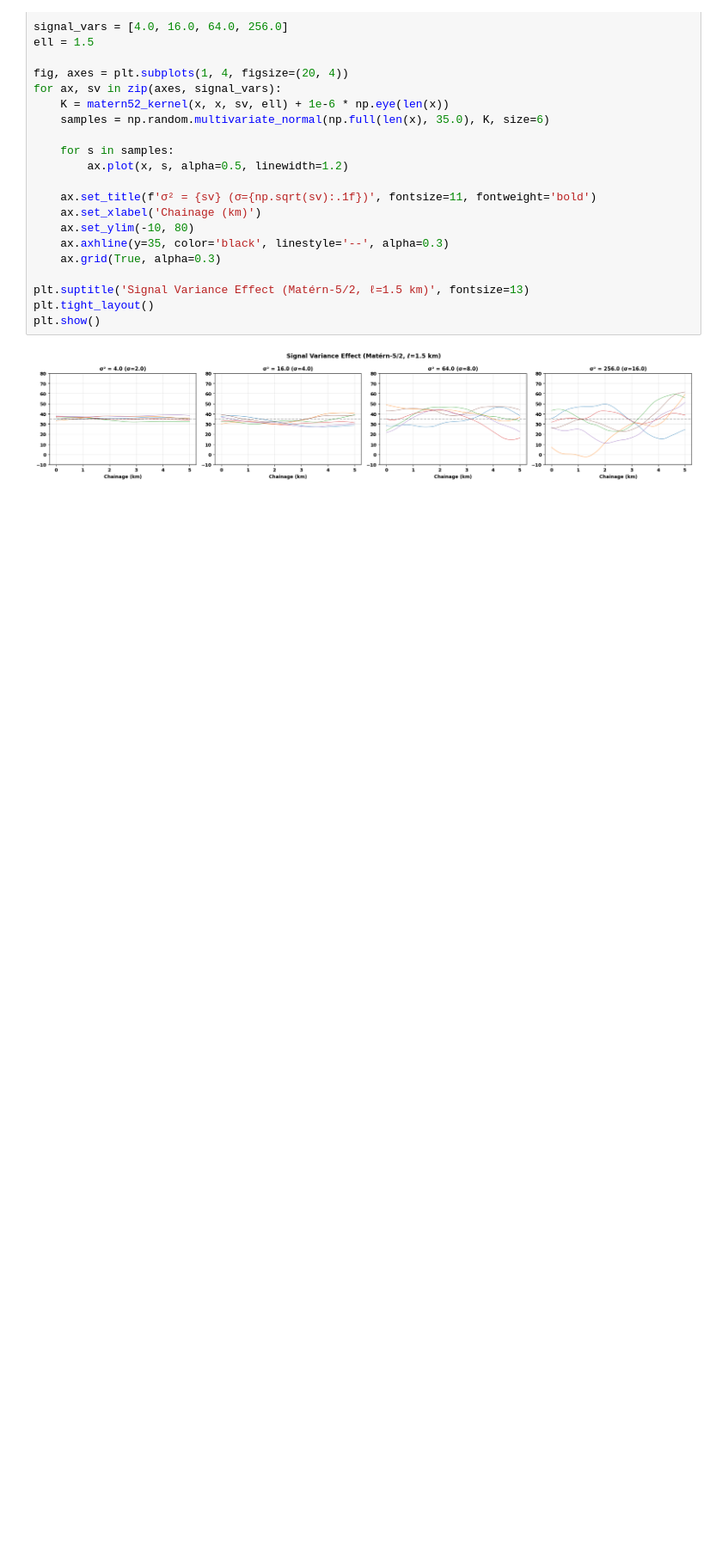
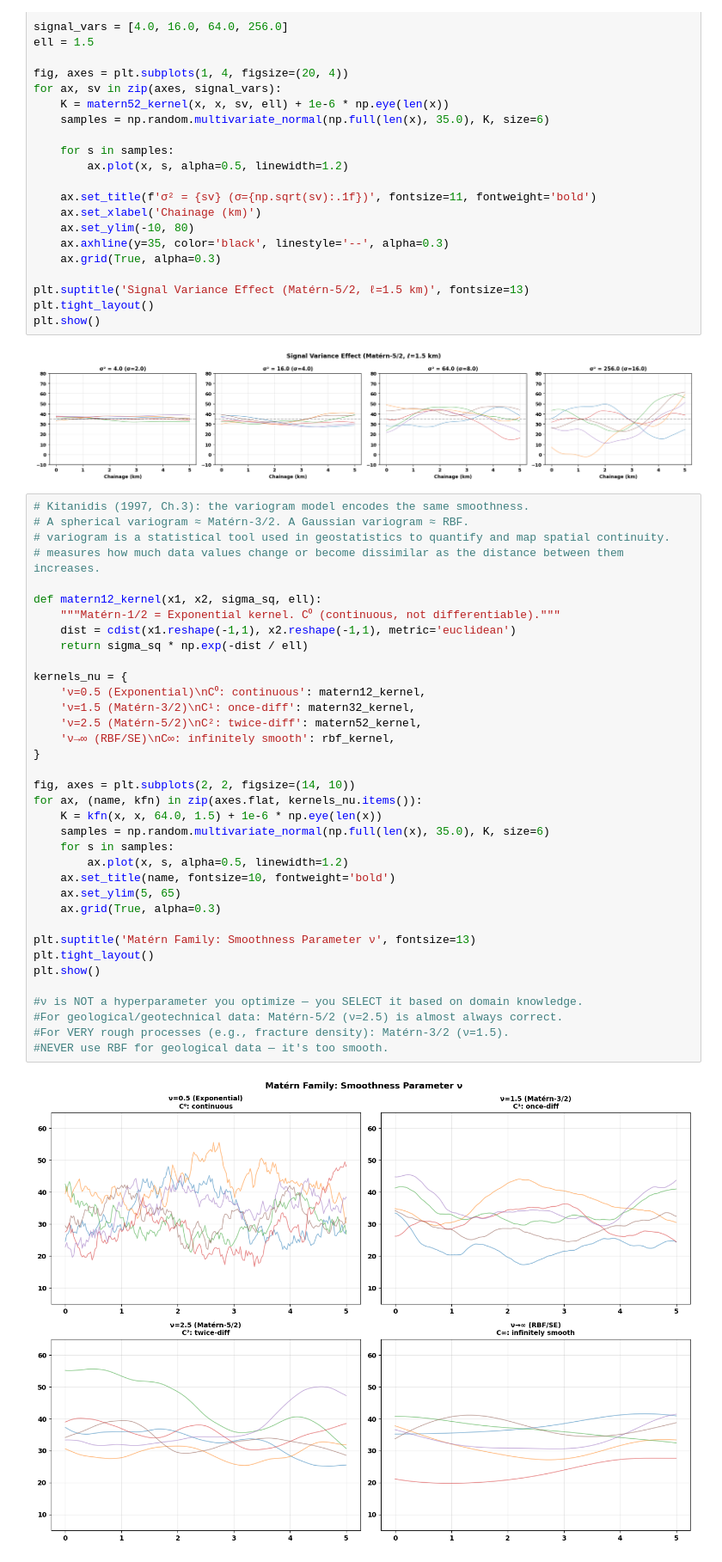
Before and after one commit to wxb-sly/risk-rock, a Jupyter notebook: training/GP/kernel_zoo.ipynb, the cells around one changed output. Shown at 86% size. Cells and saved outputs as stored; diff of their text form; blank space fills up the shorter version.

Commit message:
training(GP): compare spread of Matern fam based on nu

```diff
--- a/training/GP/kernel_zoo.ipynb
+++ b/training/GP/kernel_zoo.ipynb
@@ -172,3 +172,41 @@ plt.tight_layout()
 plt.show()
 # %% [output]
 [figure]
+# %%
+# Kitanidis (1997, Ch.3): the variogram model encodes the same smoothness.
+# A spherical variogram ≈ Matérn-3/2. A Gaussian variogram ≈ RBF.
+# variogram is a statistical tool used in geostatistics to quantify and map spatial continuity.
+# measures how much data values change or become dissimilar as the distance between them increases.
+
+def matern12_kernel(x1, x2, sigma_sq, ell):
+    """Matérn-1/2 = Exponential kernel. C⁰ (continuous, not differentiable)."""
+    dist = cdist(x1.reshape(-1,1), x2.reshape(-1,1), metric='euclidean')
+    return sigma_sq * np.exp(-dist / ell)
+
+kernels_nu = {
+    'ν=0.5 (Exponential)\nC⁰: continuous': matern12_kernel,
+    'ν=1.5 (Matérn-3/2)\nC¹: once-diff': matern32_kernel,
+    'ν=2.5 (Matérn-5/2)\nC²: twice-diff': matern52_kernel,
+    'ν→∞ (RBF/SE)\nC∞: infinitely smooth': rbf_kernel,
+}
+
+fig, axes = plt.subplots(2, 2, figsize=(14, 10))
+for ax, (name, kfn) in zip(axes.flat, kernels_nu.items()):
+    K = kfn(x, x, 64.0, 1.5) + 1e-6 * np.eye(len(x))
+    samples = np.random.multivariate_normal(np.full(len(x), 35.0), K, size=6)
+    for s in samples:
+        ax.plot(x, s, alpha=0.5, linewidth=1.2)
+    ax.set_title(name, fontsize=10, fontweight='bold')
+    ax.set_ylim(5, 65)
+    ax.grid(True, alpha=0.3)
+
+plt.suptitle('Matérn Family: Smoothness Parameter ν', fontsize=13)
+plt.tight_layout()
+plt.show()
+
+#ν is NOT a hyperparameter you optimize — you SELECT it based on domain knowledge.
+#For geological/geotechnical data: Matérn-5/2 (ν=2.5) is almost always correct.
+#For VERY rough processes (e.g., fracture density): Matérn-3/2 (ν=1.5).
+#NEVER use RBF for geological data — it's too smooth.
+# %% [output]
+[figure, added]
```
Also changed, not shown: parts of 1 cell of this notebook.
